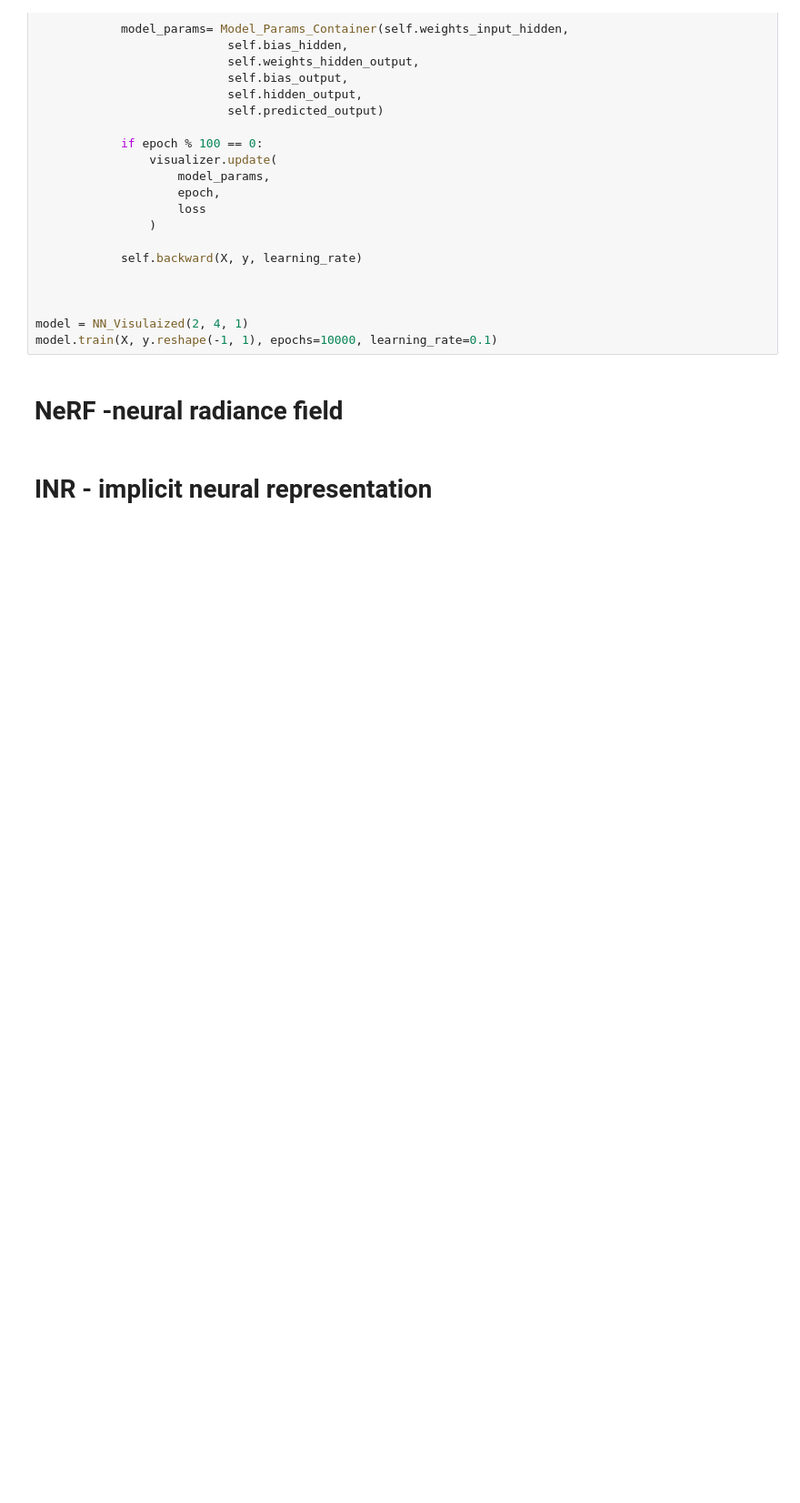
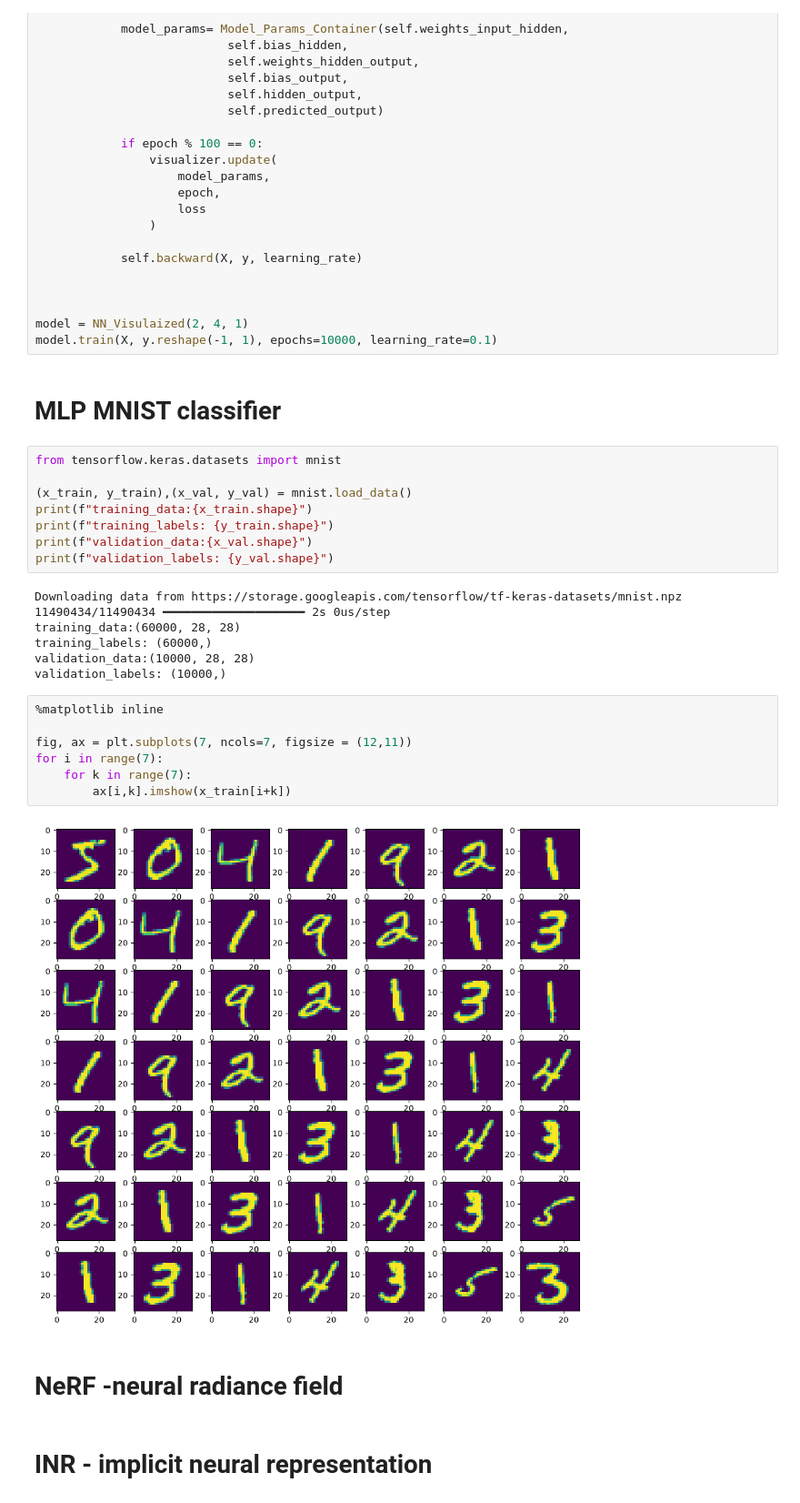
Before and after one commit to thepaperpirate/Code_snippets, a Jupyter notebook: neural_tests.ipynb, the cells around one changed output. Shown at 91% size. Drawn from its saved outputs; the diff is of its cells as text; blank space fills up the shorter version.

Commit message:
sync before mnist task

```diff
--- a/neural_tests.ipynb
+++ b/neural_tests.ipynb
@@ -701,6 +701,32 @@ class NN_Visulaized(NeuralNetwork):
 
 model = NN_Visulaized(2, 4, 1)
 model.train(X, y.reshape(-1, 1), epochs=10000, learning_rate=0.1)
+# %% [markdown]
+# MLP MNIST classifier
+# %%
+from tensorflow.keras.datasets import mnist
+
+(x_train, y_train),(x_val, y_val) = mnist.load_data()
+print(f"training_data:{x_train.shape}")
+print(f"training_labels: {y_train.shape}")
+print(f"validation_data:{x_val.shape}")
+print(f"validation_labels: {y_val.shape}")
+# %% [output]
+Downloading data from https://storage.googleapis.com/tensorflow/tf-keras-datasets/mnist.npz
+11490434/11490434 ━━━━━━━━━━━━━━━━━━━━ 2s 0us/step
+training_data:(60000, 28, 28)
+training_labels: (60000,)
+validation_data:(10000, 28, 28)
+validation_labels: (10000,)
+# %%
+%matplotlib inline
+
+fig, ax = plt.subplots(7, ncols=7, figsize = (12,11))
+for i in range(7):
+    for k in range(7):
+        ax[i,k].imshow(x_train[i+k])
+# %% [output]
+[figure, added]
 # %% [markdown]
 # NeRF -neural radiance field
 # %% [markdown]
```
Also changed, not shown: 1 other file.
